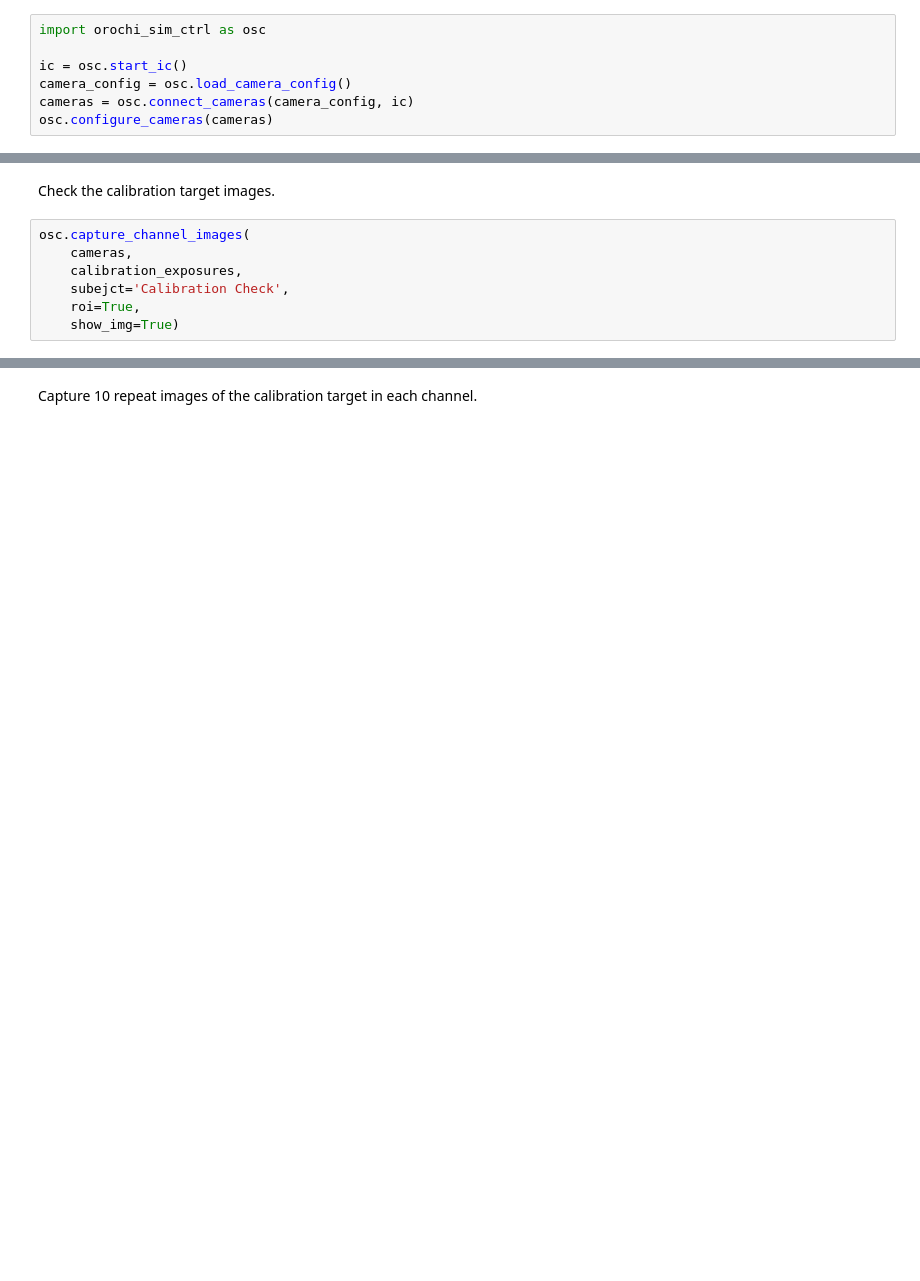
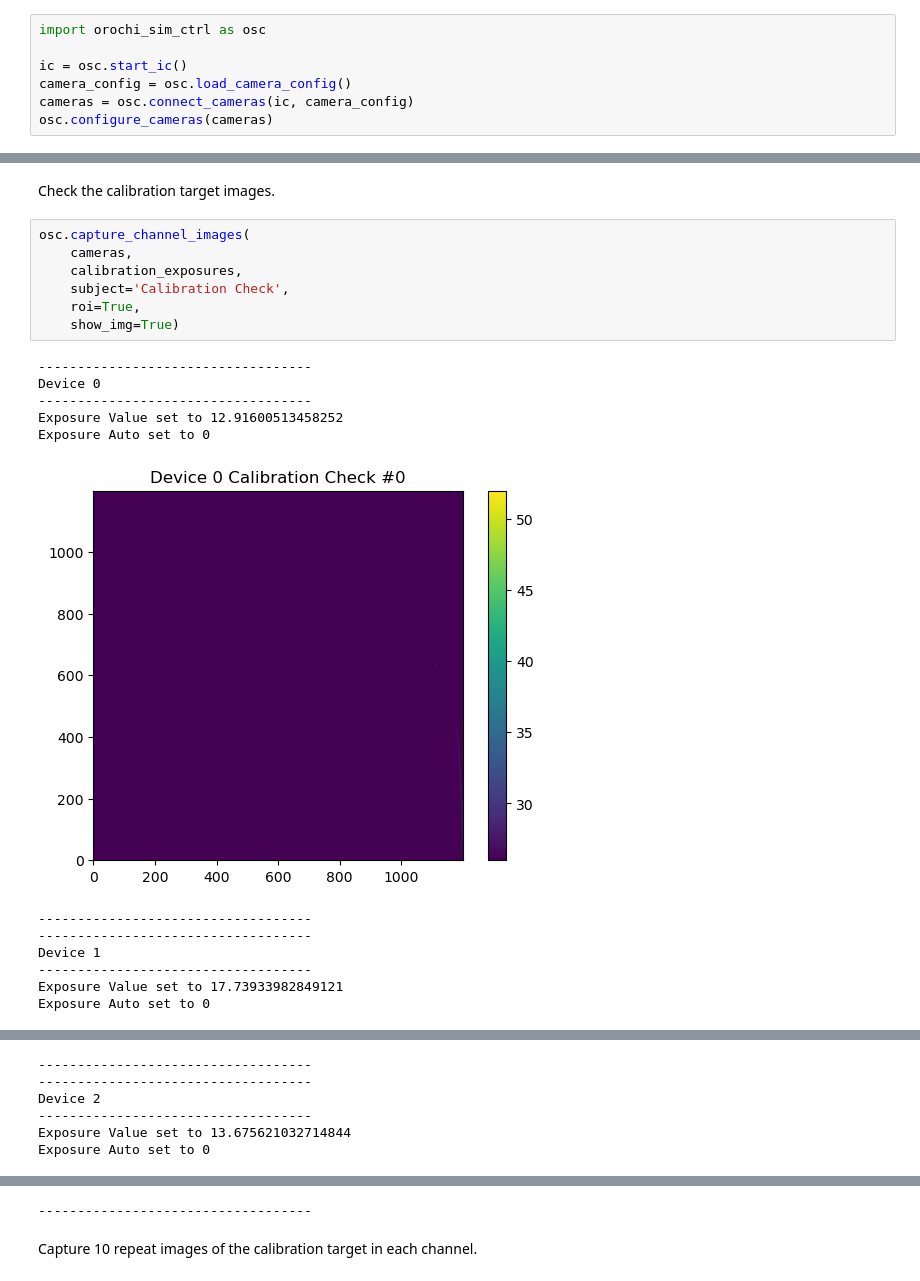
Before and after one commit to rbstabbins/orochi_simulator_control, a Jupyter notebook: notebooks/multichannel_reflectance_stereo_imaging.ipynb, the cells around one changed output, grey strips where cells are left out. Cells and saved outputs as stored; diff of their text form; blank space fills up the shorter version.

Commit message:
updated notebook for bad connection fixes

```diff
--- a/notebooks/multichannel_reflectance_stereo_imaging.ipynb
+++ b/notebooks/multichannel_reflectance_stereo_imaging.ipynb
@@ -50,6 +50,6 @@ import orochi_sim_ctrl as osc
 
 ic = osc.start_ic()
 camera_config = osc.load_camera_config()
-cameras = osc.connect_cameras(camera_config, ic)
+cameras = osc.connect_cameras(ic, camera_config)
 osc.configure_cameras(cameras)
 # %% [output]
@@ -96,7 +112,20 @@ Check the calibration target images.
 # %%
 osc.capture_channel_images(
     cameras,
     calibration_exposures,
-    subejct='Calibration Check',
+    subject='Calibration Check',
     roi=True,
     show_img=True)
+# %% [output]
+-----------------------------------
+Device 0
+-----------------------------------
+Exposure Value set to 12.91600513458252
+Exposure Auto set to 0
+[figure, added]
+-----------------------------------
+-----------------------------------
+Device 1
+-----------------------------------
+Exposure Value set to 17.73933982849121
+Exposure Auto set to 0
@@ -102,0 +133,6 @@ osc.capture_channel_images(
+-----------------------------------
+-----------------------------------
+Device 2
+-----------------------------------
+Exposure Value set to 13.675621032714844
+Exposure Auto set to 0
@@ -103,3 +161,4 @@ osc.capture_channel_images(
+-----------------------------------
 # %% [markdown]
 Capture 10 repeat images of the calibration target in each channel.
 # %%
```
Also changed, not shown: parts of 11 cells of this notebook, 1 other file.
